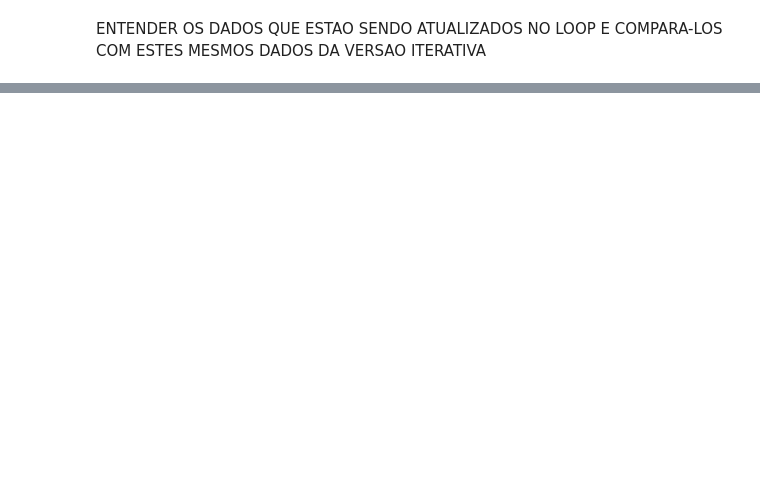
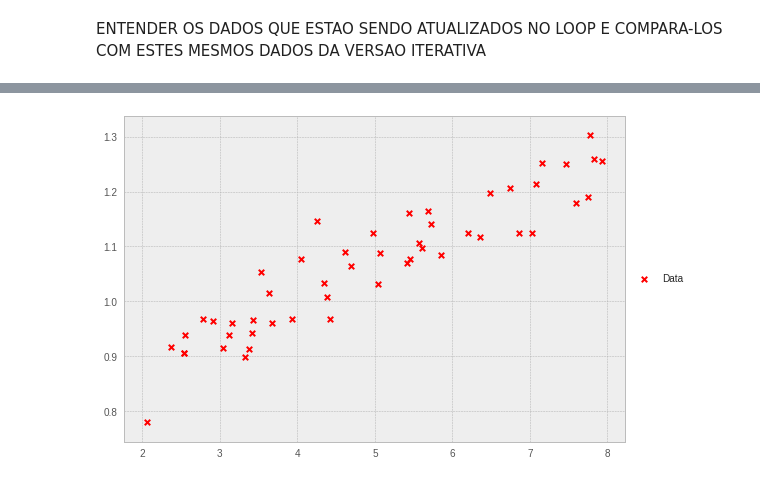
Before and after one commit to danbailo/T1-Inteligencia-Artificial, a Jupyter notebook: src/Vetorial.ipynb, the cells around one changed output, grey strips where cells are left out. Saved outputs shown, nothing was run; the diff lists cells and outputs as text; code cells hidden in the pictures; blank space fills up the shorter version.

```diff
--- a/src/Vetorial.ipynb
+++ b/src/Vetorial.ipynb
@@ -61,0 +54,6 @@ plt.plot(theta[0][0] + theta[1][0] * x,theta[0][0] + theta[1][0] * y)
+# %%
+plt.scatter(x,y, label= 'Data', s=30, marker='x', c='r')
+plt.legend(loc='center left', bbox_to_anchor=(1.0, 0.5))
+plt.savefig(os.path.join('..','imgs/')+'data.pdf', bbox_inches='tight')
+# %% [output]
+[figure, added]
```
Also changed, not shown: parts of 16 cells of this notebook, 2 other files.
